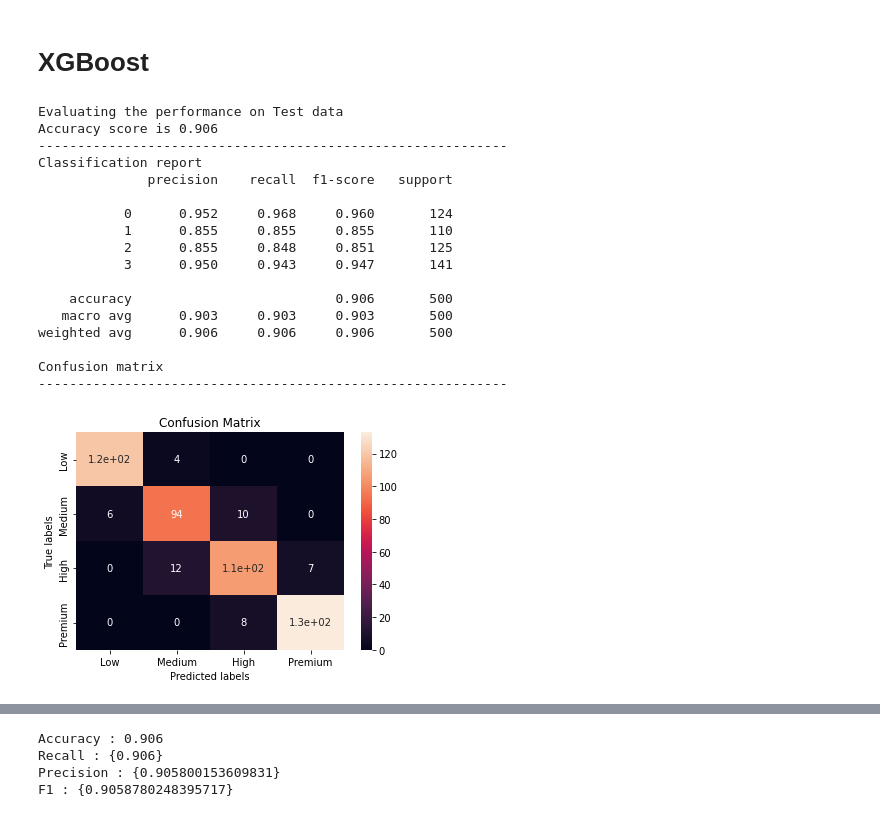
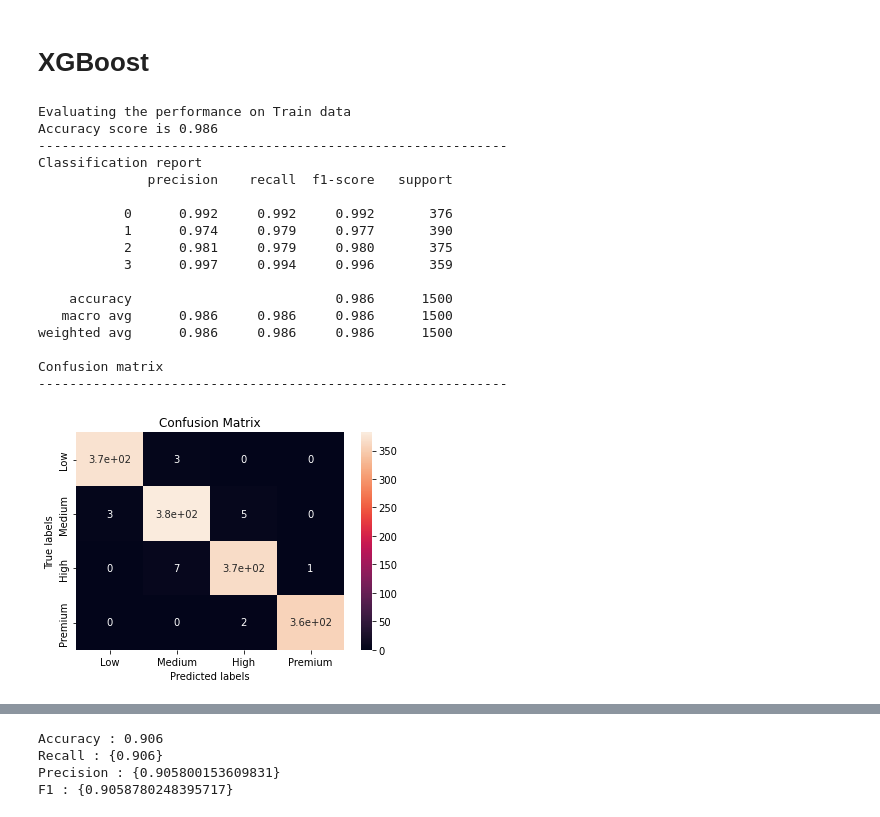
Before and after one commit to RadhikaRM/Mobilepricerangeprediction, a Jupyter notebook: Team_MobilePriceRangePrediction.ipynb, the cells around one changed output, grey strips where cells are left out. Drawn from its saved outputs; the diff is of its cells as text; code cells hidden in the pictures.

```diff
--- a/Team_MobilePriceRangePrediction.ipynb
+++ b/Team_MobilePriceRangePrediction.ipynb
@@ -1043,30 +1188,31 @@ F1 : {0.8973165709157631}
 # %%
 # Baseline XGB
 import xgboost as xgb
 xg_cls = xgb.XGBClassifier()
 xg_cls.fit(X_train,y_train)
 
 y_pred = xg_cls.predict(X_test)
+y_pred_train = xg_cls.predict(X_train)
 
-# Accuracy score,confusion matrix and classification report for testing set
-print('Evaluating the performance on Test data')
-classification_performance(y_test,y_pred)
+# Accuracy score,confusion matrix and classification report for training set
+print('Evaluating the performance on Train data')
+classification_performance(y_train,y_pred_train)
 # %% [output]
-Evaluating the performance on Test data
-Accuracy score is 0.906
+Evaluating the performance on Train data
+Accuracy score is 0.986
 ------------------------------------------------------------
 Classification report
               precision    recall  f1-score   support
 
-           0      0.952     0.968     0.960       124
-           1      0.855     0.855     0.855       110
-           2      0.855     0.848     0.851       125
-           3      0.950     0.943     0.947       141
+           0      0.992     0.992     0.992       376
+           1      0.974     0.979     0.977       390
+           2      0.981     0.979     0.980       375
+           3      0.997     0.994     0.996       359
 
-    accuracy                          0.906       500
-   macro avg      0.903     0.903     0.903       500
-weighted avg      0.906     0.906     0.906       500
+    accuracy                          0.986      1500
+   macro avg      0.986     0.986     0.986      1500
+weighted avg      0.986     0.986     0.986      1500
 
 Confusion matrix
 ------------------------------------------------------------
-[figure, old version]
+[figure, new version]
```
Also changed, not shown: parts of 47 cells of this notebook.
